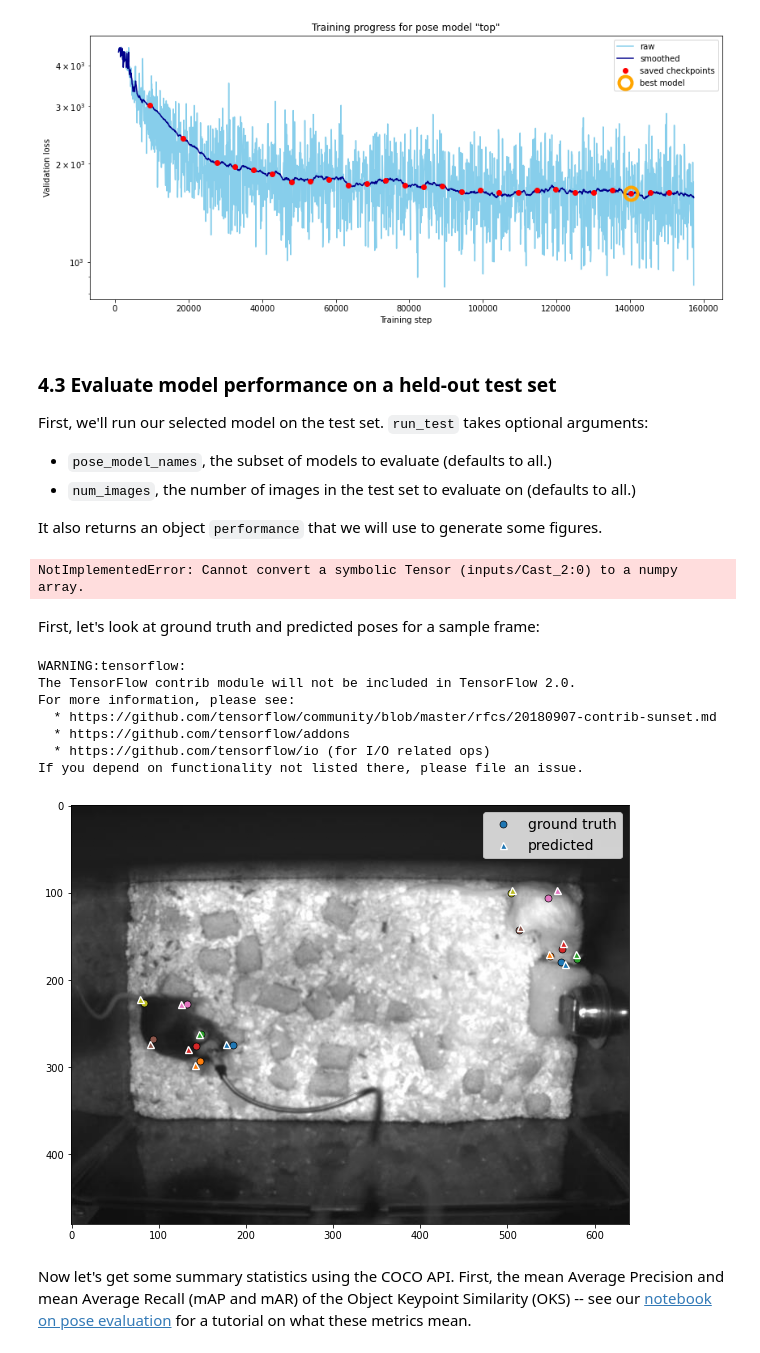
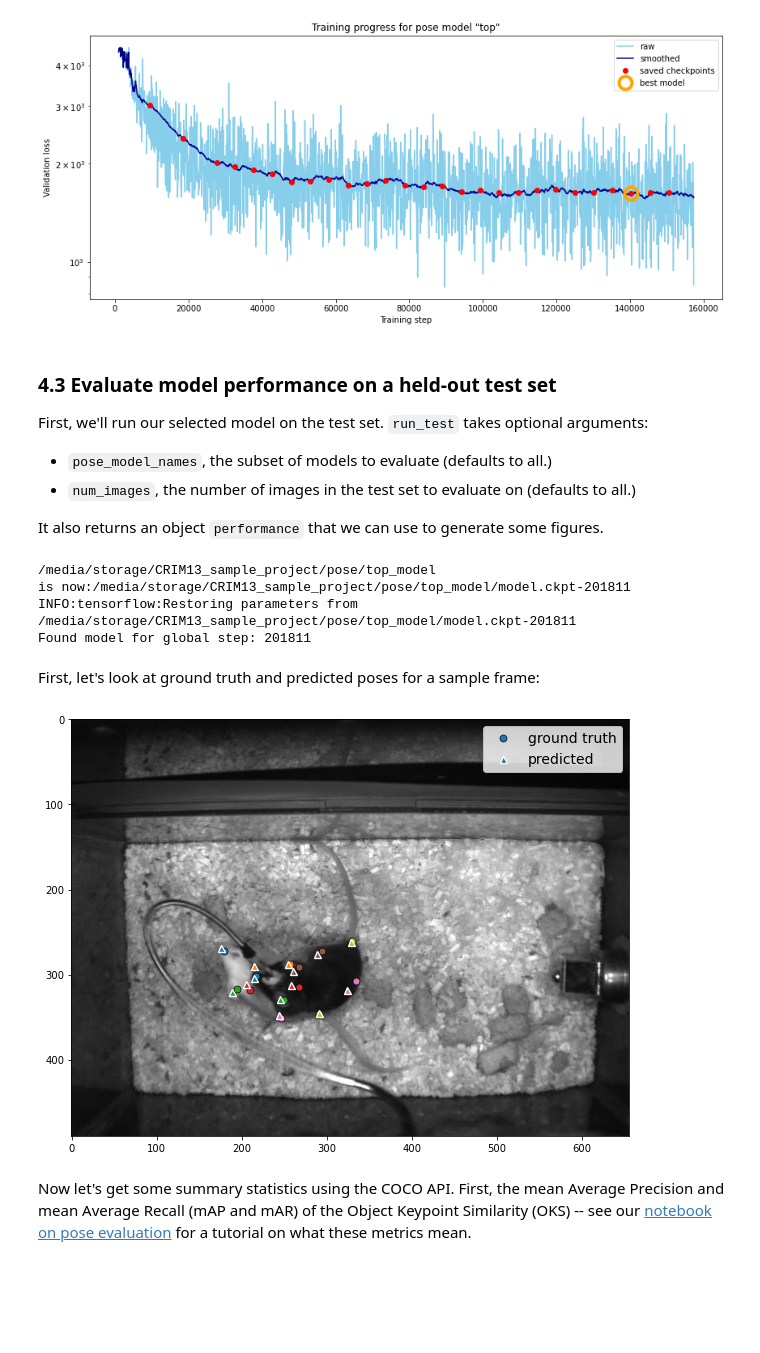
Before and after one commit to neuroethology/MARS_Developer, a Jupyter notebook: MARS_tutorial.ipynb, the cells around one changed output. Drawn from its saved outputs; the diff is of its cells as text; code cells hidden in the pictures; blank space fills up the shorter version.

Commit message:
checking pose evalutation

```diff
--- a/MARS_tutorial.ipynb
+++ b/MARS_tutorial.ipynb
@@ -215,32 +215,28 @@ First, we'll run our selected model on the test set. `run_test` takes optional a
 * `pose_model_names`, the subset of models to evaluate (defaults to all.)
 * `num_images`, the number of images in the test set to evaluate on (defaults to all.)
 
-It also returns an object `performance` that we will use to generate some figures.
+It also returns an object `performance` that we can use to generate some figures.
 # %%
 from hourglass_pose import evaluate_pose
 
 project_path = 'D:\my_project'
-evaluate_pose.run_test(project_path)
+performance = evaluate_pose.run_test(project_path)
 # %% [output]
-NotImplementedError: Cannot convert a symbolic Tensor (inputs/Cast_2:0) to a numpy array.
+/media/storage/CRIM13_sample_project/pose/top_model
+is now:/media/storage/CRIM13_sample_project/pose/top_model/model.ckpt-201811
+INFO:tensorflow:Restoring parameters from /media/storage/CRIM13_sample_project/pose/top_model/model.ckpt-201811
+Found model for global step: 201811
 # %% [markdown]
 First, let's look at ground truth and predicted poses for a sample frame:
 # %%
 from hourglass_pose import evaluate_pose
 
 project_path = 'D:\my_project'
-frame_num = 42
+frame_num = 24
 
 evaluate_pose.plot_frame(project_path, frame_num, markersize=7, figsize=[10,10])
 # %% [output]
-WARNING:tensorflow:
-The TensorFlow contrib module will not be included in TensorFlow 2.0.
-For more information, please see:
-  * https://github.com/tensorflow/community/blob/master/rfcs/20180907-contrib-sunset.md
-  * https://github.com/tensorflow/addons
-  * https://github.com/tensorflow/io (for I/O related ops)
-If you depend on functionality not listed there, please file an issue.
-[figure, old version]
+[figure, new version]
 # %% [markdown]
 Now let's get some summary statistics using the COCO API. First, the mean Average Precision and mean Average Recall (mAP and mAR) of the Object Keypoint Similarity (OKS) -- see our [notebook on pose evaluation](hourglass_pose/pose_evaluation_on_test_tfrecords.ipynb) for a tutorial on what these metrics mean.
 # %%
```
Also changed, not shown: parts of 3 cells of this notebook.
